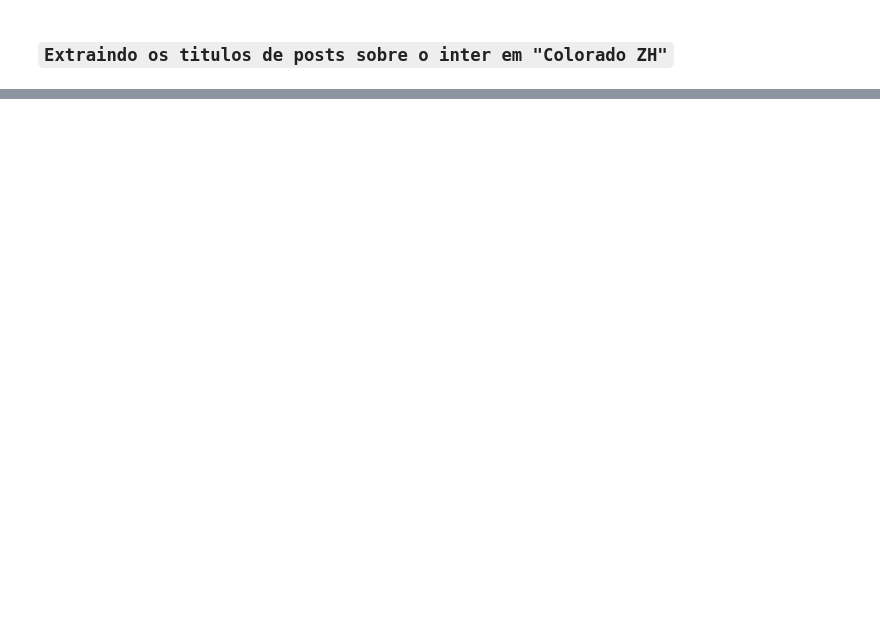
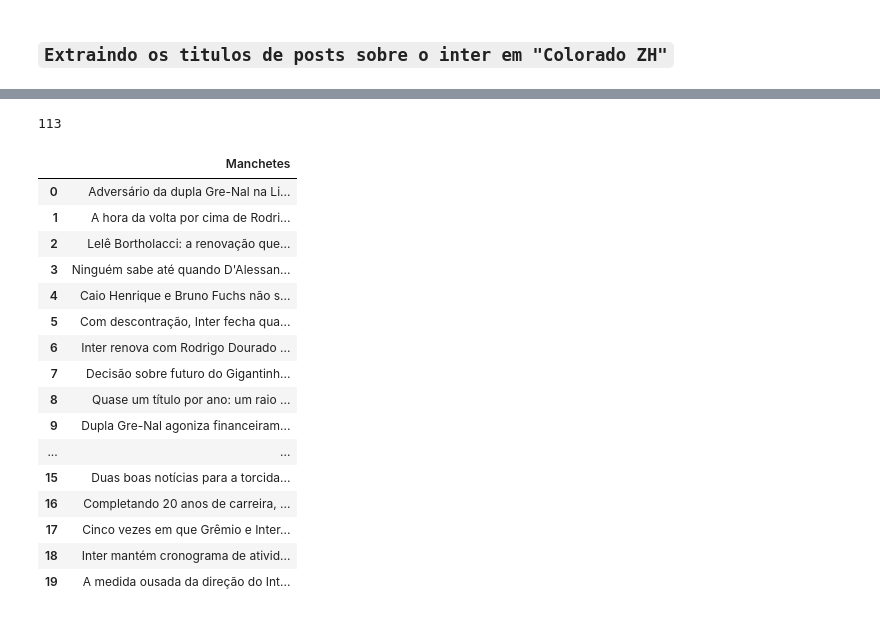
Before and after one commit to diegovalensuela/Experimetos, a Jupyter notebook: Web_Scraping_Colorado_ZH.ipynb, the cells around one changed output, grey strips where cells are left out. Saved outputs shown, nothing was run; the diff lists cells and outputs as text; code cells hidden in the pictures; blank space fills up the shorter version.

```diff
--- a/Web_Scraping_Colorado_ZH.ipynb
+++ b/Web_Scraping_Colorado_ZH.ipynb
@@ -23,6 +28,9 @@ print(lista_noticias)
 # %%
 # percorrer a lista de noticias e printar os titulos
+lista_limpa = []
 for lista_titulos in lista_noticias:
   lista = lista_titulos.find_all('h2', class_='m-headline')
   for lista_dados in lista:
-    print(lista_dados.next_element)
+    #print(lista_dados.next_element)
+    lista_limpa1 = lista_dados.next_element
+    lista_limpa.append(lista_limpa1)
@@ -49,0 +42,3 @@ Luciano Hocsman tem se destacado no comando da FGF em meio a adversidades
+# %%
+# convertendo a lista em data frame e incluindo o nome para a coluna
+df = pd.DataFrame(lista_limpa, columns=['Manchetes'])
@@ -49,0 +55,31 @@ Luciano Hocsman tem se destacado no comando da FGF em meio a adversidades
+# %%
+# verificando o tamanho da manchete maior
+df['Manchetes'].str.len().max()
+# %% [output]
+113
+# %%
+# modificando o tamanhho de exibição do dataframe
+pd.set_option('max_colwidth', 120)
+# %%
+# printando dataframe estilizado
+df.style.set_properties(**{'background-color': '#df0000',
+                           'color': 'white',
+                           'border-color': 'white'})
+# %% [output]
+|  | Manchetes |
+| 0 | Adversário da dupla Gre-Nal na Li... |
+| 1 | A hora da volta por cima de Rodri... |
+| 2 | Lelê Bortholacci: a renovação que... |
+| 3 | Ninguém sabe até quando D'Alessan... |
+| 4 | Caio Henrique e Bruno Fuchs não s... |
+| 5 | Com descontração, Inter fecha qua... |
+| 6 | Inter renova com Rodrigo Dourado ... |
+| 7 | Decisão sobre futuro do Gigantinh... |
+| 8 | Quase um título por ano: um raio ... |
+| 9 | Dupla Gre-Nal agoniza financeiram... |
+| ... | ... |
+| 15 | Duas boas notícias para a torcida... |
+| 16 | Completando 20 anos de carreira, ... |
+| 17 | Cinco vezes em que Grêmio e Inter... |
+| 18 | Inter mantém cronograma de ativid... |
+| 19 | A medida ousada da direção do Int... |
```
Also changed, not shown: parts of 6 cells of this notebook.
